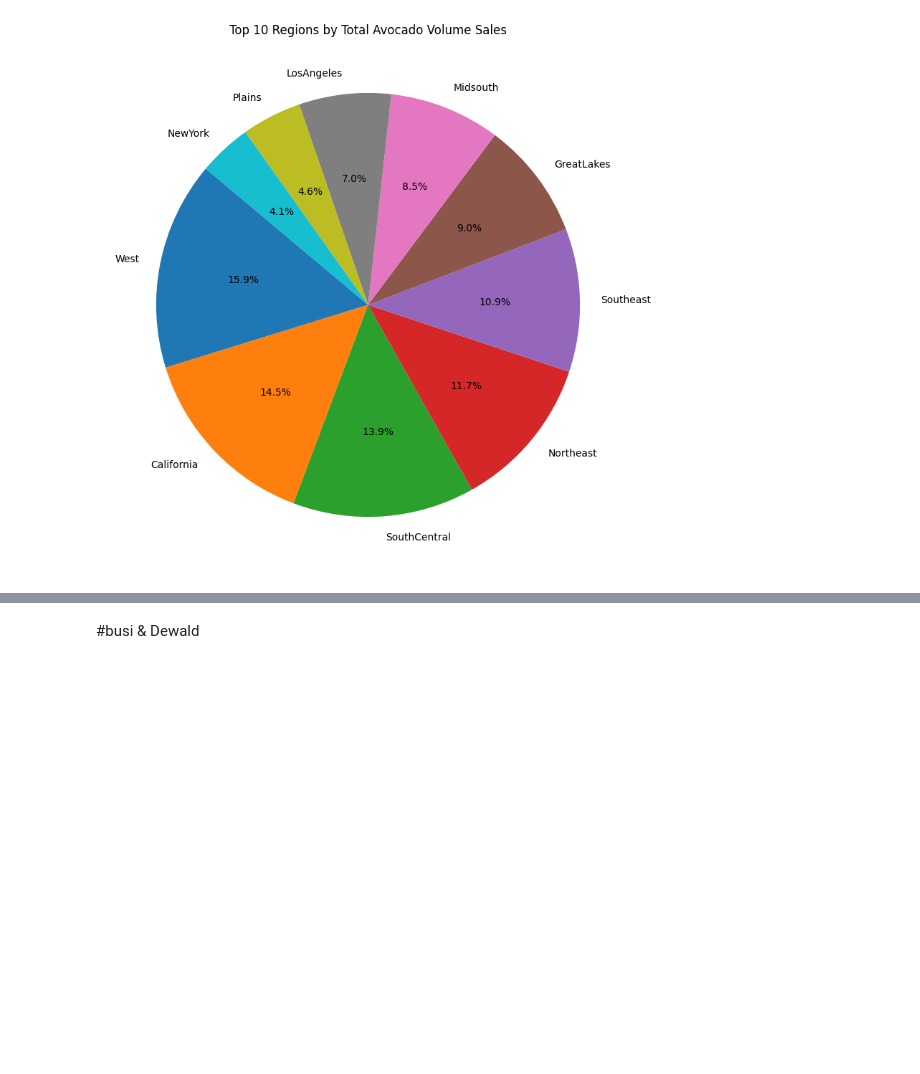
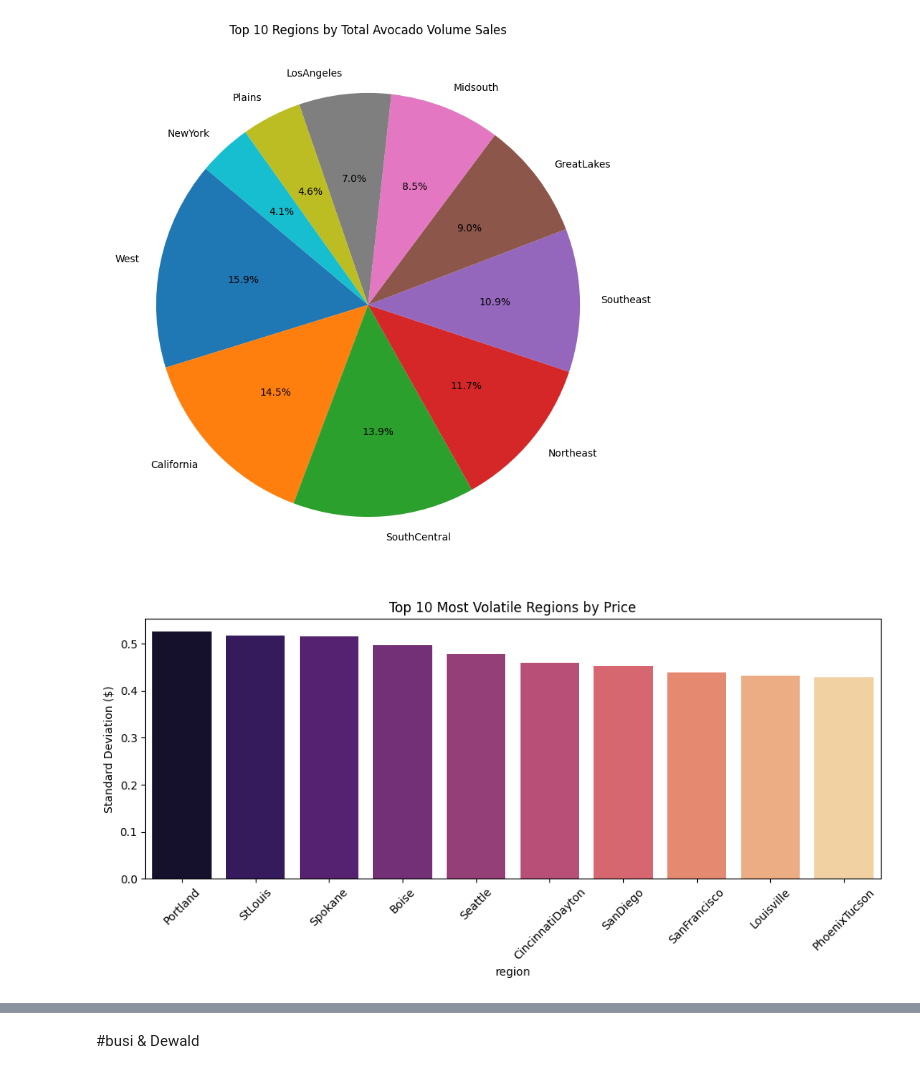
Before and after one commit to chantelbecker/PythonProject, a Jupyter notebook: Avocados_Season.ipynb, the cells around one changed output, grey strips where cells are left out. Saved outputs shown, nothing was run; the diff lists cells and outputs as text; code cells hidden in the pictures; blank space fills up the shorter version.

```diff
--- a/Avocados_Season.ipynb
+++ b/Avocados_Season.ipynb
@@ -191,3 +190,15 @@ plt.tight_layout()
 plt.show()
 # %% [output]
 [figure]
+# %%
+price_std = df.groupby('region')['AveragePrice'].std().sort_values(ascending=False).head(10)
+
+plt.figure(figsize=(10, 5))
+sns.barplot(x=price_std.index, y=price_std.values, palette='magma')
+plt.title('Top 10 Most Volatile Regions by Price')
+plt.ylabel('Standard Deviation ($)')
+plt.xticks(rotation=45)
+plt.tight_layout()
+plt.show()
+# %% [output]
+[figure, added]
```
Also changed, not shown: parts of 3 cells of this notebook.
